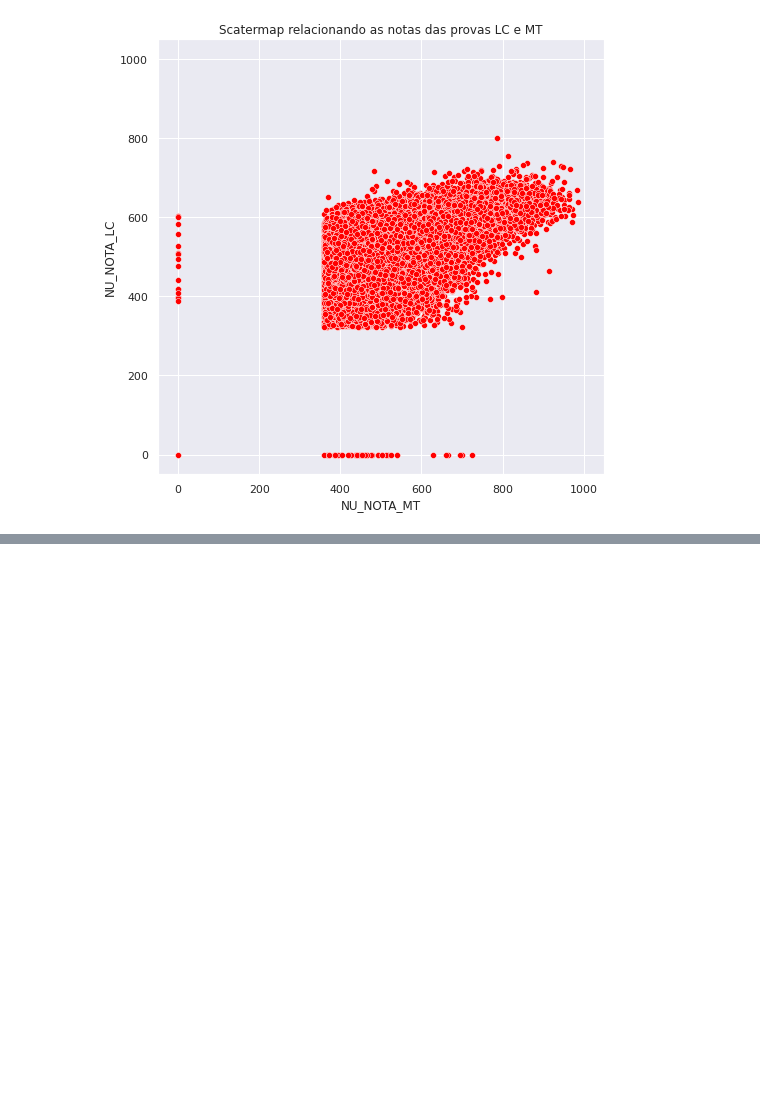
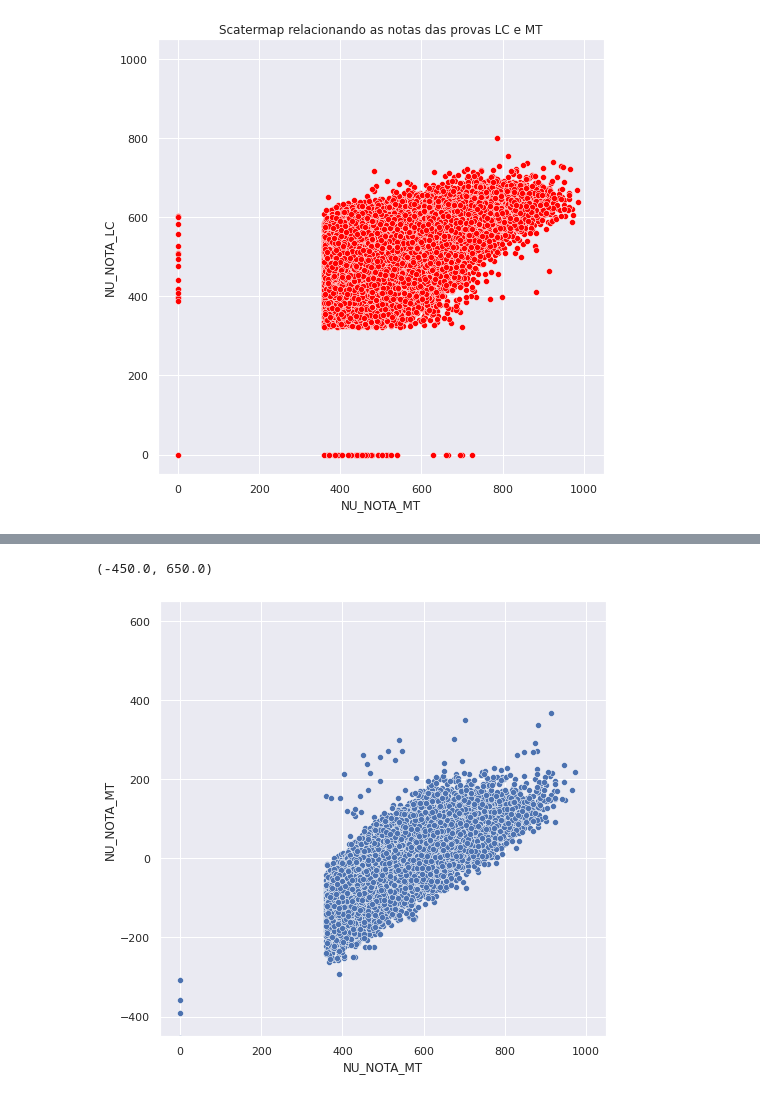
Before and after one commit to tontoin20/ImersaoDado, a Jupyter notebook: ImersãoDados.ipynb, the cells around one changed output, grey strips where cells are left out. Saved outputs shown, nothing was run; the diff lists cells and outputs as text; code cells hidden in the pictures; blank space fills up the shorter version.

```diff
--- a/ImersãoDados.ipynb
+++ b/ImersãoDados.ipynb
@@ -584,0 +665,8 @@ plt.show()
+# %%
+plt.figure(figsize=(8, 8))
+sns.scatterplot(x=y_teste, y=y_teste- predicoes_matematica)
+plt.xlim((-50, 1050))
+plt.ylim((-450, 650))
+# %% [output]
+(-450.0, 650.0)
+[figure, added]
```
Also changed, not shown: parts of 30 cells of this notebook.
